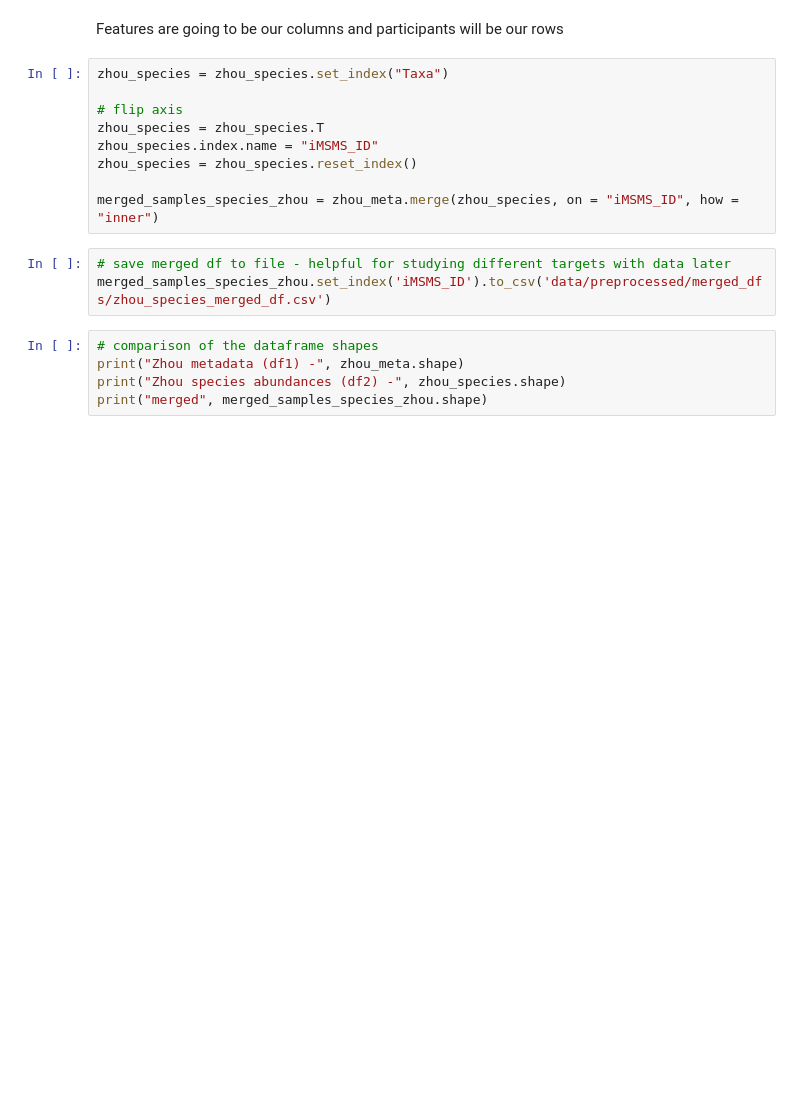
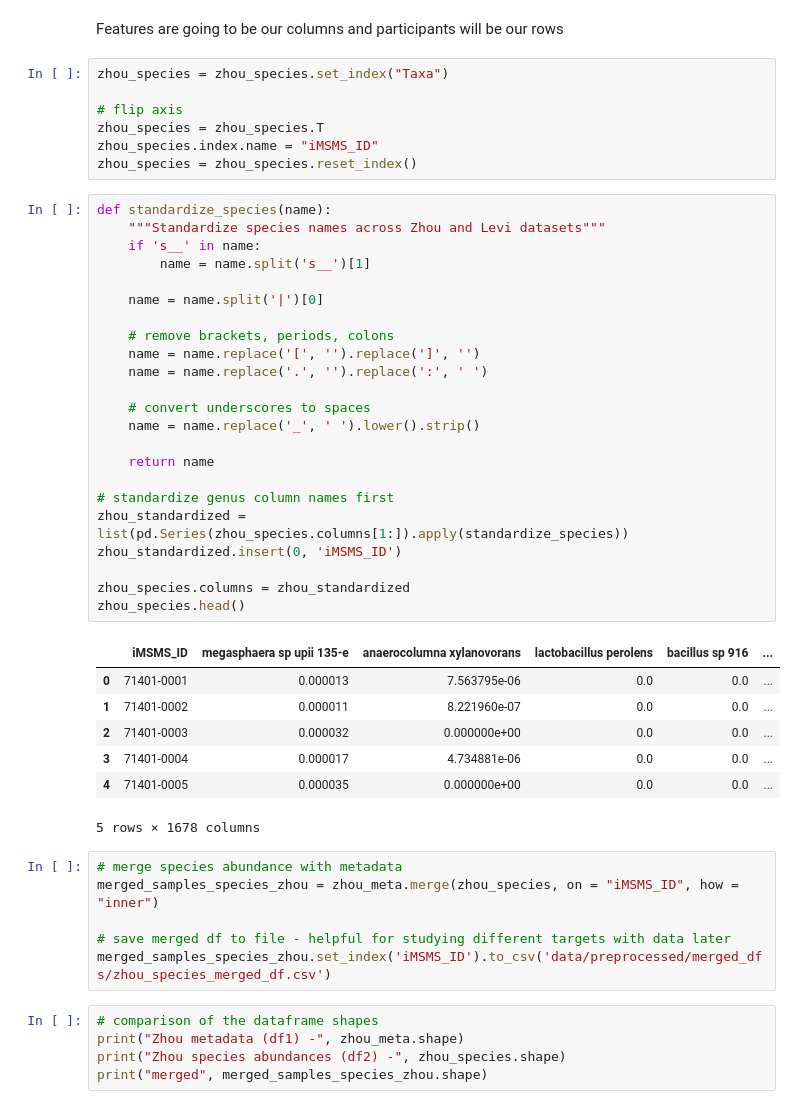
Before and after one commit to evelynsq/gut-microbiome-signature-multiple-sclerosis, a Jupyter notebook: make_DFs.ipynb, the cells around one changed output. Cells and saved outputs as stored; diff of their text form; blank space fills up the shorter version.

```diff
--- a/make_DFs.ipynb
+++ b/make_DFs.ipynb
@@ -35,9 +35,41 @@ zhou_species = zhou_species.set_index("Taxa")
 zhou_species = zhou_species.T
 zhou_species.index.name = "iMSMS_ID"
 zhou_species = zhou_species.reset_index()
-
-merged_samples_species_zhou = zhou_meta.merge(zhou_species, on = "iMSMS_ID", how = "inner")
+# %%
+def standardize_species(name):
+    """Standardize species names across Zhou and Levi datasets"""
+    if 's__' in name:
+        name = name.split('s__')[1]
+
+    name = name.split('|')[0]
+
+    # remove brackets, periods, colons
+    name = name.replace('[', '').replace(']', '')
+    name = name.replace('.', '').replace(':', ' ')
+
+    # convert underscores to spaces
+    name = name.replace('_', ' ').lower().strip()
+
+    return name
+
+# standardize genus column names first
+zhou_standardized = list(pd.Series(zhou_species.columns[1:]).apply(standardize_species))
+zhou_standardized.insert(0, 'iMSMS_ID')
+
+zhou_species.columns = zhou_standardized
+zhou_species.head()
+# %% [output]
+|  | iMSMS_ID | megasphaera sp upii 135-e | anaerocolumna xylanovorans | lactobacillus perolens | bacillus sp 916 | ... |
+| 0 | 71401-0001 | 0.000013 | 7.563795e-06 | 0.0 | 0.0 | ... |
+| 1 | 71401-0002 | 0.000011 | 8.221960e-07 | 0.0 | 0.0 | ... |
+| 2 | 71401-0003 | 0.000032 | 0.000000e+00 | 0.0 | 0.0 | ... |
+| 3 | 71401-0004 | 0.000017 | 4.734881e-06 | 0.0 | 0.0 | ... |
+| 4 | 71401-0005 | 0.000035 | 0.000000e+00 | 0.0 | 0.0 | ... |
+5 rows × 1678 columns
 # %%
+# merge species abundance with metadata
+merged_samples_species_zhou = zhou_meta.merge(zhou_species, on = "iMSMS_ID", how = "inner")
+
 # save merged df to file - helpful for studying different targets with data later
 merged_samples_species_zhou.set_index('iMSMS_ID').to_csv('data/preprocessed/merged_dfs/zhou_species_merged_df.csv')
 # %%
```
Also changed, not shown: parts of 5 cells of this notebook, 4 other files.
